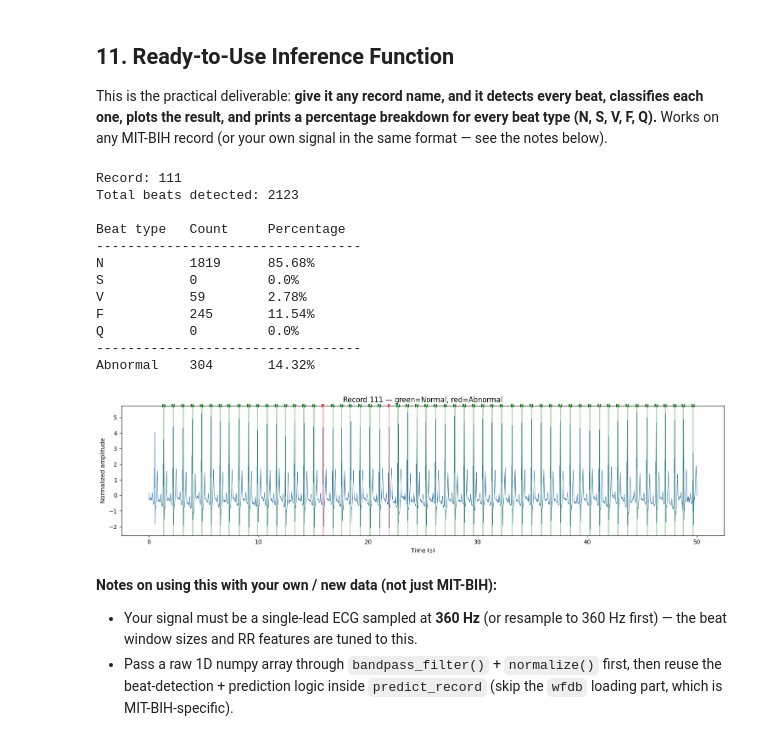
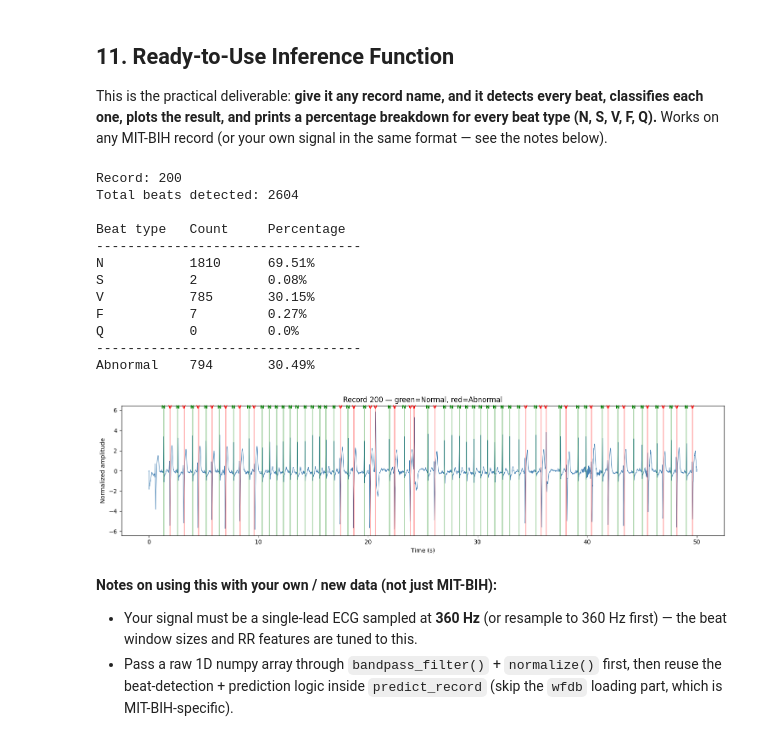
Before and after one commit to Chandana-dharshanam/ecg-detection, a Jupyter notebook: ECG_Arrhythmia_Detection_v2_(new).ipynb, the cells around one changed output. Drawn from its saved outputs; the diff is of its cells as text; code cells hidden in the pictures.

```diff
--- a/ECG_Arrhythmia_Detection_v2_(new).ipynb
+++ b/ECG_Arrhythmia_Detection_v2_(new).ipynb
@@ -503,42 +537,42 @@ def predict_record(record_name, data_dir=DATA_DIR, plot_seconds=10, plot_start_s
 
     # --- Plot a segment ---
     start_sample = int(plot_start_sec * FS)
     end_sample = int((plot_start_sec + plot_seconds) * FS)
     segment = signal[start_sample:end_sample]
     time_axis = np.arange(len(segment)) / FS
 
     plt.figure(figsize=(15, 4))
     plt.plot(time_axis, segment, color='steelblue', linewidth=0.8)
     for p, lbl in zip(valid_peaks, pred_labels):
         if start_sample <= p < end_sample:
             rel_t = (p - start_sample) / FS
             color = 'green' if lbl == 'N' else 'red'
             plt.axvline(rel_t, color=color, alpha=0.3, linewidth=2)
             plt.text(rel_t, max(segment) * 1.05, lbl, ha='center', color=color,
                       fontsize=8, fontweight='bold')
     plt.xlabel('Time (s)'); plt.ylabel('Normalized amplitude')
     plt.title(f'Record {record_name} — green=Normal, red=Abnormal')
     plt.tight_layout()
     plt.show()
 
     return summary
 
 # --- Example usage: run on any record ---
-summary = predict_record('111', plot_seconds=50, plot_start_sec=0)
+summary = predict_record('200', plot_seconds=50, plot_start_sec=0)
 # %% [output]
-Record: 111
-Total beats detected: 2123
+Record: 200
+Total beats detected: 2604
 
 Beat type   Count     Percentage
 ----------------------------------
-N           1819      85.68%
-S           0         0.0%
-V           59        2.78%
-F           245       11.54%
+N           1810      69.51%
+S           2         0.08%
+V           785       30.15%
+F           7         0.27%
 Q           0         0.0%
 ----------------------------------
-Abnormal    304       14.32%
+Abnormal    794       30.49%
-[figure, old version]
+[figure, new version]
 # %% [markdown]
 **Notes on using this with your own / new data (not just MIT-BIH):**
 - Your signal must be a single-lead ECG sampled at **360 Hz** (or resample to 360 Hz first) — the beat window sizes and RR features are tuned to this.
```
Also changed, not shown: parts of 5 cells of this notebook.
